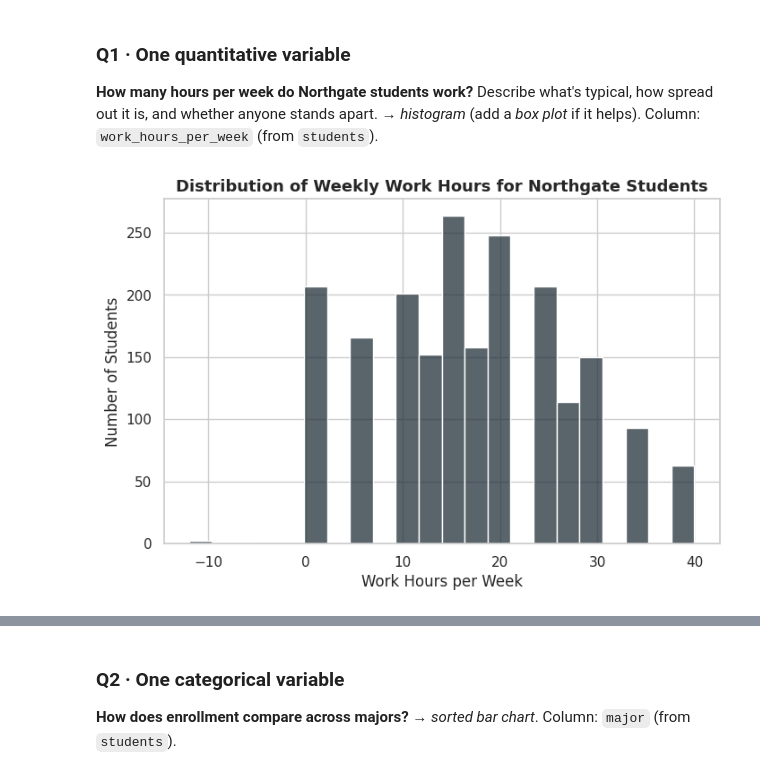
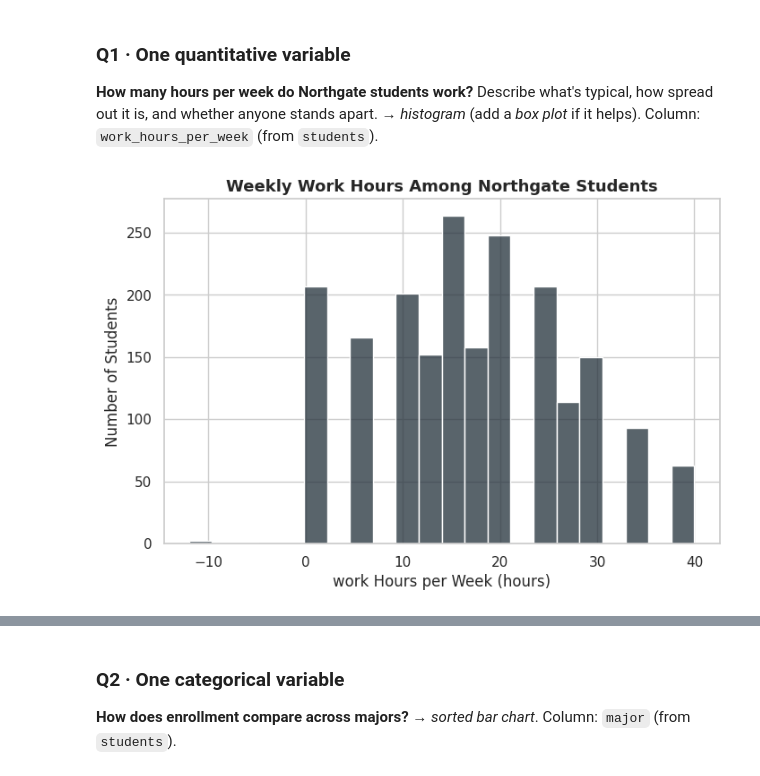
Before and after one commit to Caleb-Harper/Caleb_INFO4670_Fall2026, a Jupyter notebook: INFO4670_Week3_Assignment1_Template.ipynb, the cells around one changed output, grey strips where cells are left out. Cells and saved outputs as stored; diff of their text form; code cells hidden in the pictures.

```diff
--- a/INFO4670_Week3_Assignment1_Template.ipynb
+++ b/INFO4670_Week3_Assignment1_Template.ipynb
@@ -92,15 +67,29 @@ Build **one chart per question**. Each maps to one chart family from this week.
 → *histogram* (add a *box plot* if it helps). Column: `work_hours_per_week` (from `students`).
 # %%
 # Copy the closest cell from the Guided notebook, then fill in the blanks.
+#
+#   fig, ax = plt.subplots()
+#   sns.__________(data=________, x="__________", color=NAVY, ax=ax)   # which chart? which column(s)?
+#   ax.set_title("__________")
+#   ax.set_xlabel("__________")
+#   ax.set_ylabel("__________")
+#   plt.show()
 
 fig, ax = plt.subplots()
-sns.histplot(data=students, x="work_hours_per_week", color=NAVY, ax=ax)   # which chart? which column(s)?
-ax.set_title("Distribution of Weekly Work Hours for Northgate Students")
-ax.set_xlabel("Work Hours per Week")
+
+sns.histplot(
+    data=students,
+    x="work_hours_per_week",
+    color=NAVY,
+    ax=ax
+)
+
+ax.set_title("Weekly Work Hours Among Northgate Students")
+ax.set_xlabel("work Hours per Week (hours)")
 ax.set_ylabel("Number of Students")
 plt.show()
 # %% [output]
-[figure, old version]
+[figure, new version]
 # %% [markdown]
 **STAR story — Q1** *(write in your own words)*
 
```
Also changed, not shown: parts of 16 cells of this notebook.
